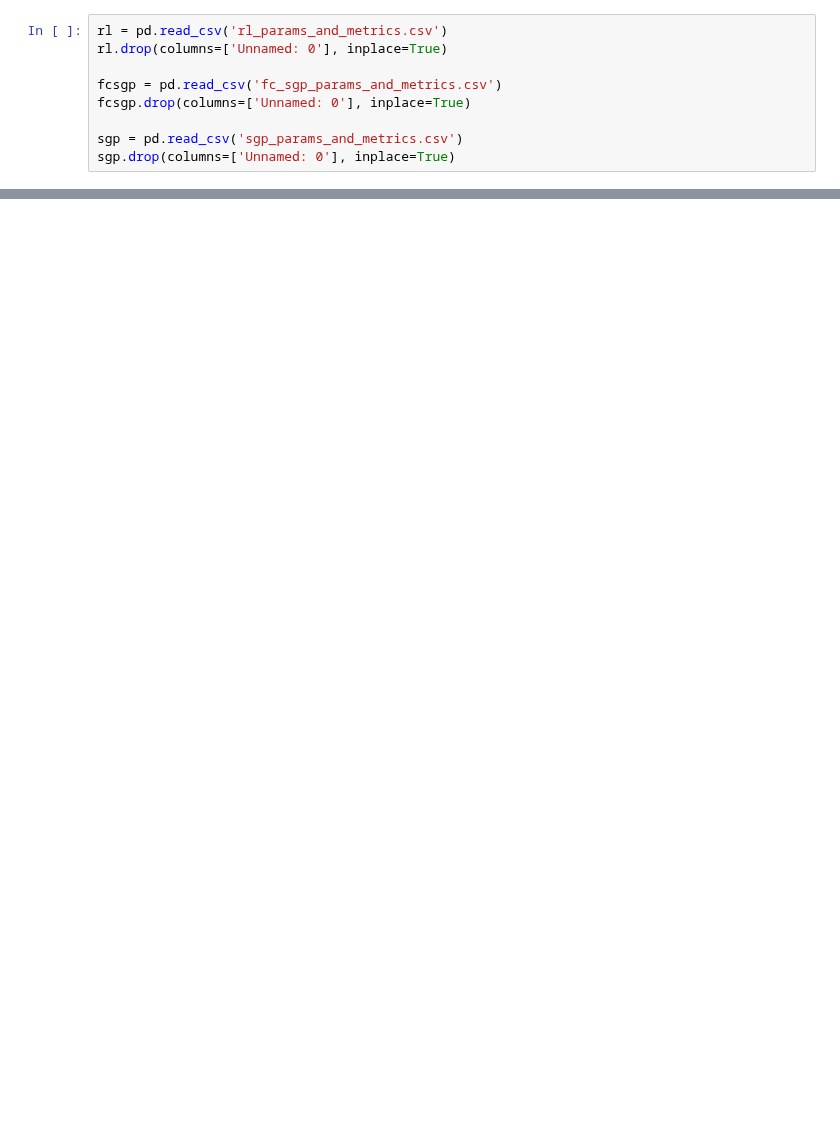
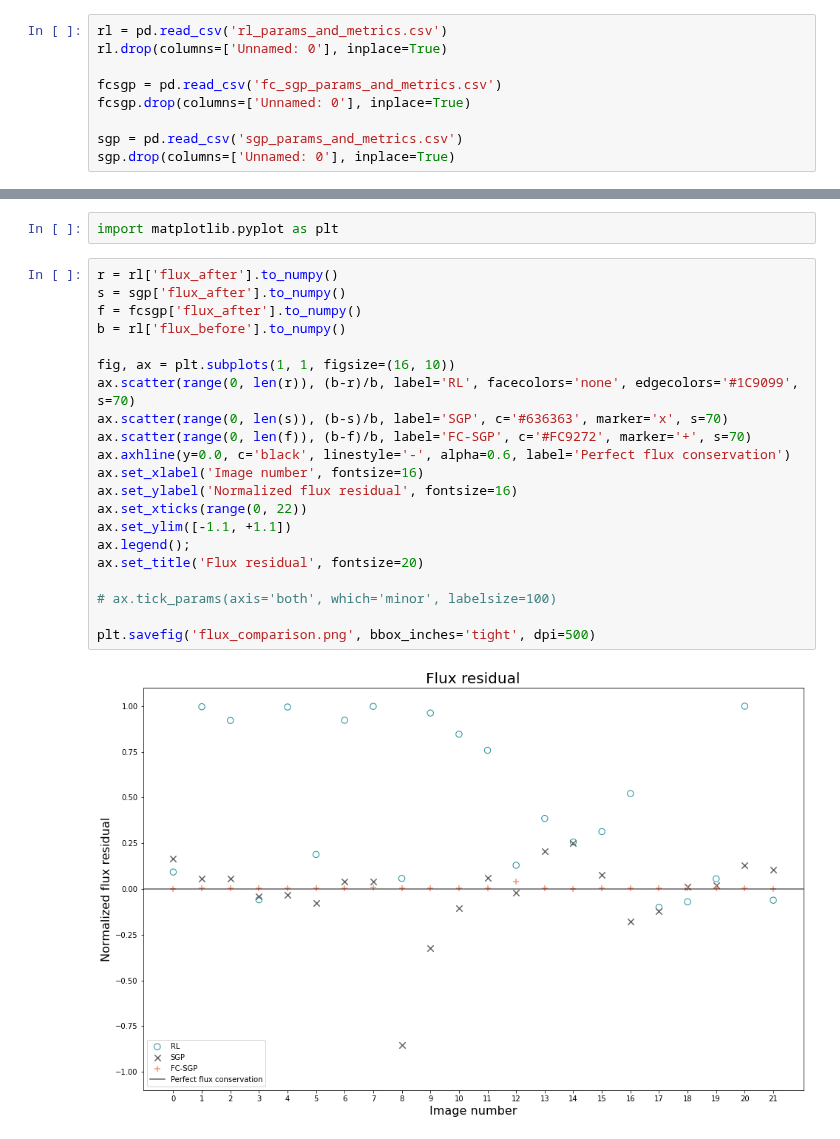
Before and after one commit to Yash-10/beta-sgp, a Jupyter notebook: results/rl_sgp_fc-sgp_compare.ipynb, the cells around one changed output, grey strips where cells are left out. Saved outputs shown, nothing was run; the diff lists cells and outputs as text; blank space fills up the shorter version.

```diff
--- a/results/rl_sgp_fc-sgp_compare.ipynb
+++ b/results/rl_sgp_fc-sgp_compare.ipynb
@@ -87,3 +107,28 @@ rl.columns, sgp.columns, fcsgp.columns
         'bkg_after', 'l1_centroid_err', 'before_ecc', 'after_ecc',
         'before_fwhm (pix)', 'after_fwhm (pix)', 'flag'],
        dtype='object'))
+# %%
+import matplotlib.pyplot as plt
+# %%
+r = rl['flux_after'].to_numpy()
+s = sgp['flux_after'].to_numpy()
+f = fcsgp['flux_after'].to_numpy()
+b = rl['flux_before'].to_numpy()
+
+fig, ax = plt.subplots(1, 1, figsize=(16, 10))
+ax.scatter(range(0, len(r)), (b-r)/b, label='RL', facecolors='none', edgecolors='#1C9099', s=70)
+ax.scatter(range(0, len(s)), (b-s)/b, label='SGP', c='#636363', marker='x', s=70)
+ax.scatter(range(0, len(f)), (b-f)/b, label='FC-SGP', c='#FC9272', marker='+', s=70)
+ax.axhline(y=0.0, c='black', linestyle='-', alpha=0.6, label='Perfect flux conservation')
+ax.set_xlabel('Image number', fontsize=16)
+ax.set_ylabel('Normalized flux residual', fontsize=16)
+ax.set_xticks(range(0, 22))
+ax.set_ylim([-1.1, +1.1])
+ax.legend();
+ax.set_title('Flux residual', fontsize=20)
+
+# ax.tick_params(axis='both', which='minor', labelsize=100)
+
+plt.savefig('flux_comparison.png', bbox_inches='tight', dpi=500)
+# %% [output]
+[figure, added]
```
Also changed, not shown: parts of 11 cells of this notebook, 1 other file.
